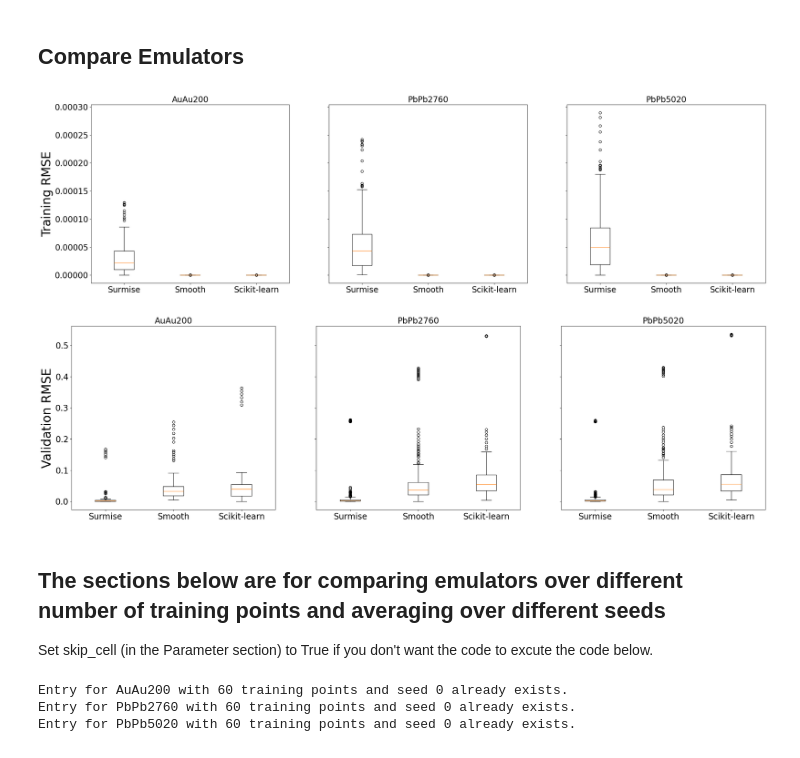
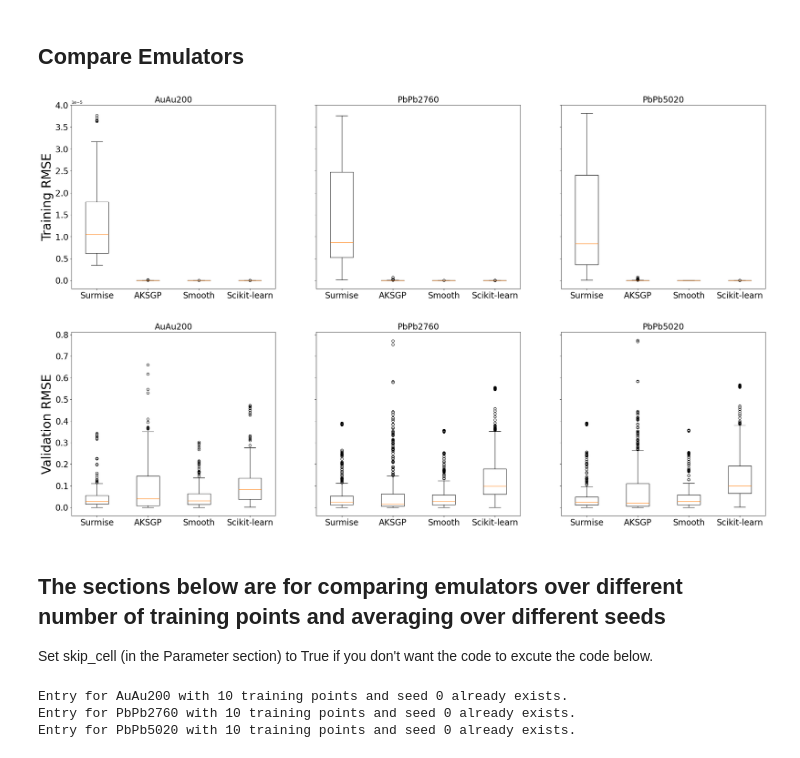
Before and after one commit to cbaillar/Emulators, a Jupyter notebook: BAND_example/ToyModel_emulator.ipynb, the cells around one changed output. Drawn from its saved outputs; the diff is of its cells as text; code cells hidden in the pictures.

Commit message:
added AKSGP

```diff
--- a/BAND_example/ToyModel_emulator.ipynb
+++ b/BAND_example/ToyModel_emulator.ipynb
@@ -28,8 +29,8 @@ SmoothEmulator already installed at /Users/christalmartin/BAND_fellowship/BAND_e
 # %%
 seed = 0    #random seed for latin hypercube sampling
 dmax = False #turn detmax on or off
-train_size = 60
-validation_size = 30
+train_size = 10
+validation_size = 50
 
 # for plotting detmax results
 num_seed = 5 #number of random seeds to use
@@ -158,7 +159,7 @@ Smooth_val_errors = {}
 Smooth_train_mean, Smooth_train_errors, Smooth_val_mean, Smooth_val_errors = [{} for _ in range(4)]
 
 for system in ['AuAu200', 'PbPb2760', 'PbPb5020']:
-    Smooth.fit(x=pT[system], theta=train_points, f=y_train_results[system], priors=priors, label=system, order=5, Lambda=0.8)
+    Smooth.fit(x=pT[system], theta=train_points, f=y_train_results[system], priors=priors, label=system, order=5, Lambda=2)
     Smooth_train_mean[system], Smooth_train_errors[system] = Smooth.predict(train_points, system)
     Smooth_val_mean[system], Smooth_val_errors[system] = Smooth.predict(validation_points, system)
     os.chdir(work_path)
@@ -164,0 +168,14 @@ for system in ['AuAu200', 'PbPb2760', 'PbPb5020']:
+# %%
+AKSGP_train_mean = {}
+AKSGP_train_errors = {}
+AKSGP_val_mean = {}
+AKSGP_val_errors = {}
+
+AKSGP_train_mean, AKSGP_train_errors, AKSGP_val_mean, AKSGP_val_errors = [{} for _ in range(4)]
+
+for system in ['AuAu200', 'PbPb2760', 'PbPb5020']:
+    aks = AKS_emu(X=train_points, Y_mean=y_train_results[system], Y_std=None)
+    aks.fit()
+
+    AKSGP_train_mean[system], AKSGP_train_errors[system] = aks.predict(train_points)
+    AKSGP_val_mean[system], AKSGP_val_errors[system] = aks.predict(validation_points)
@@ -207,6 +243,7 @@ for i, system in enumerate(['AuAu200', 'PbPb2760', 'PbPb5020']):
         axes_train[i],
         y_train_results[system],
         Surmise_train[system],
+        AKSGP_train_mean[system],
         Smooth_train_mean[system],
         Scikit_train[system],
         label=system,
@@ -215,23 +252,24 @@ for i, system in enumerate(['AuAu200', 'PbPb2760', 'PbPb5020']):
 axes_train[0].set_ylabel('Training RMSE', fontsize=30)
 plt.show()
 # %% [output]
-[figure, old version]
+[figure, new version]
 # %%
 fig_val, axes_val = plt.subplots(1, 3, figsize=(30, 8), sharey=True)
 for i, system in enumerate(['AuAu200', 'PbPb2760', 'PbPb5020']):
     plots.plot_combined_box_rmse(
             axes_val[i],
             y_val_results[system],
             Surmise_val[system],
+            AKSGP_val_mean[system],
             Smooth_val_mean[system],
             Scikit_val[system],
             label=system,
             plot_type="Validation"
         )
 axes_val[0].set_ylabel('Validation RMSE', fontsize=30)
 plt.show()
 # %% [output]
-[figure, old version]
+[figure, new version]
 # %% [markdown]
 ## The sections below are for comparing emulators over different number of training points and averaging over different seeds
 
@@ -293,9 +331,9 @@ for i, system in enumerate(['AuAu200', 'PbPb2760', 'PbPb5020']):
     else:
         print(f"Entry for {system} with {train_size} training points and seed {seed} already exists.")
 # %% [output]
-Entry for AuAu200 with 60 training points and seed 0 already exists.
-Entry for PbPb2760 with 60 training points and seed 0 already exists.
-Entry for PbPb5020 with 60 training points and seed 0 already exists.
+Entry for AuAu200 with 10 training points and seed 0 already exists.
+Entry for PbPb2760 with 10 training points and seed 0 already exists.
+Entry for PbPb5020 with 10 training points and seed 0 already exists.
 # %%
 if not skip_cell:
     # Initialize the result dictionaries
```
Also changed, not shown: parts of 6 cells of this notebook, 14 other files.
